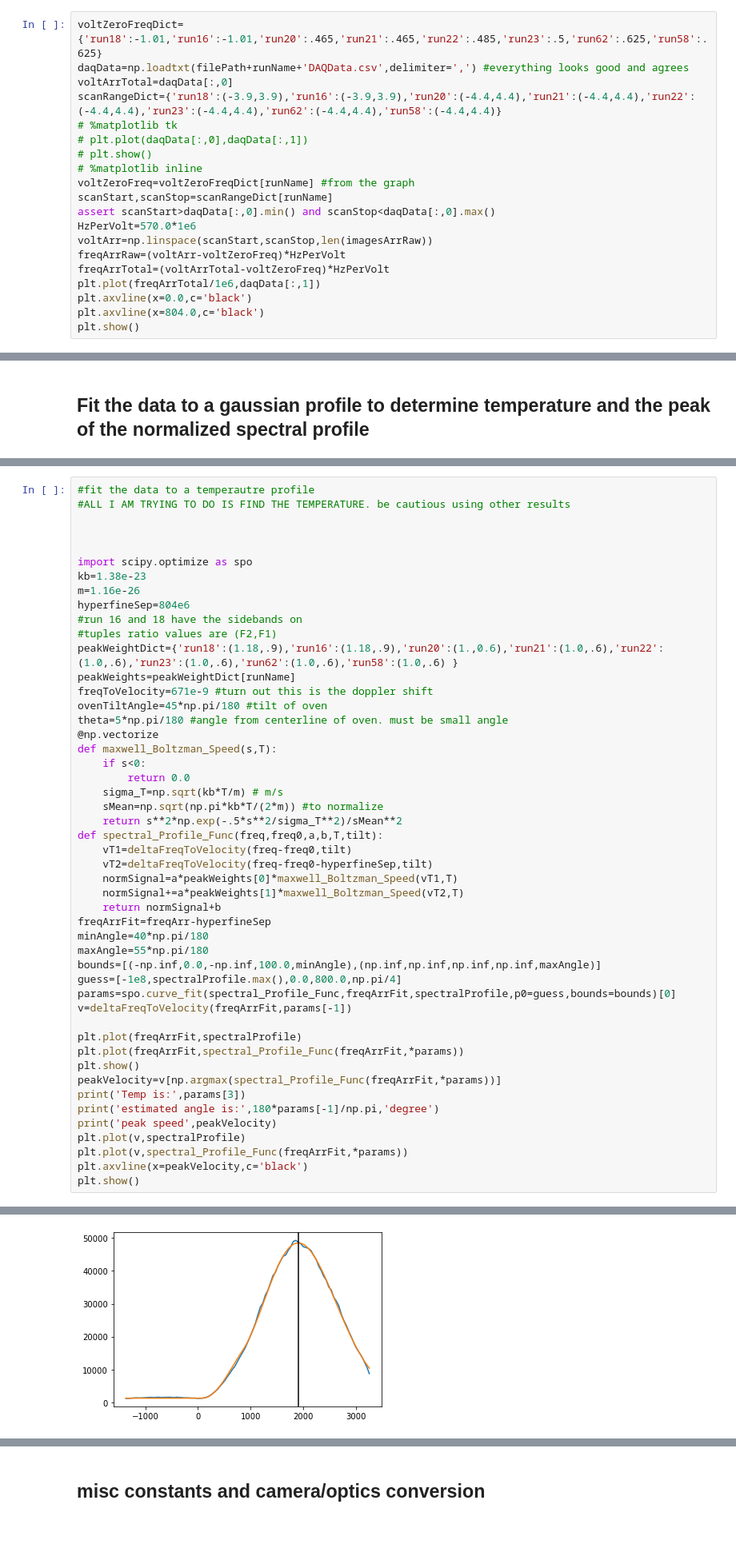
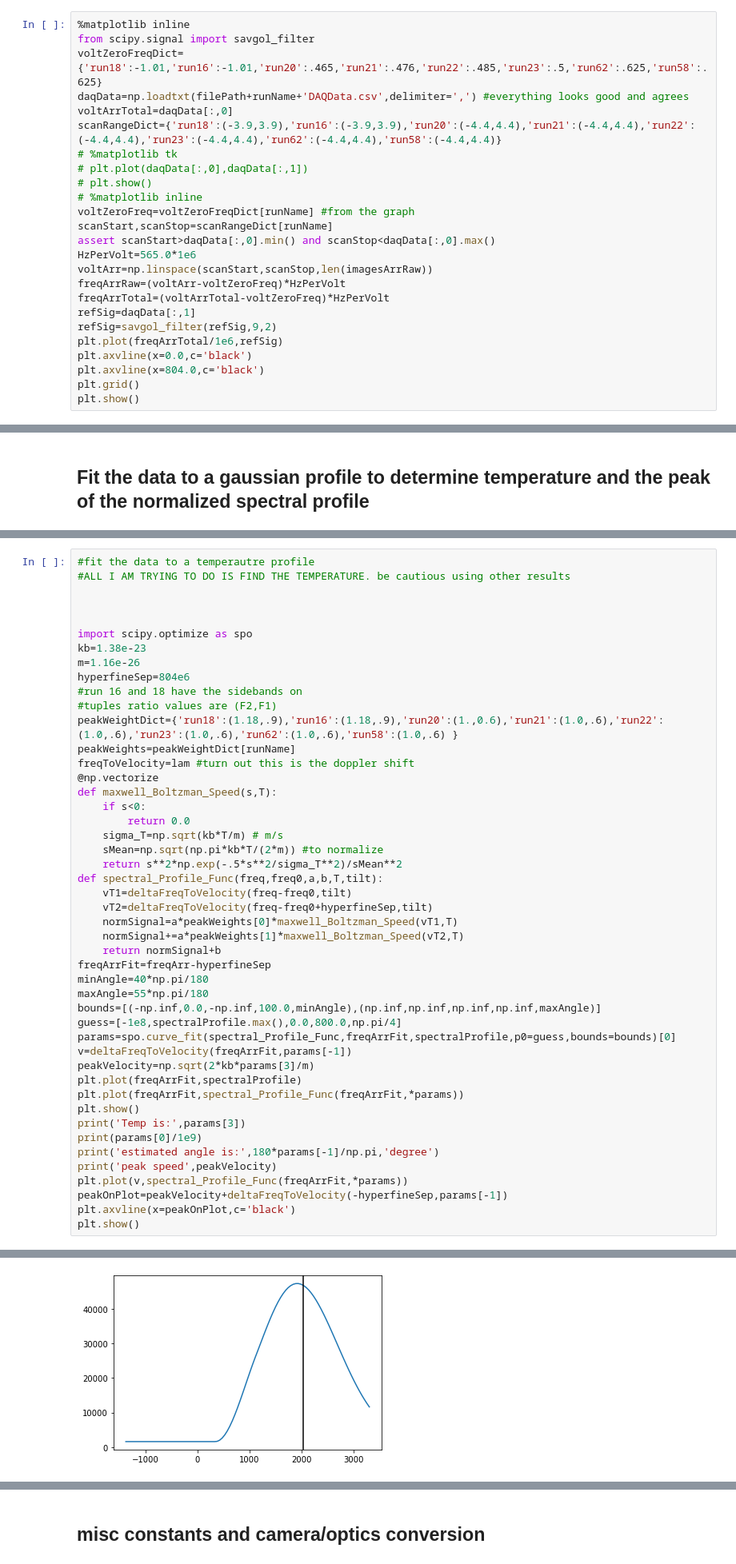
Before and after one commit to BillyTheKidPhysicist/pythonNotebooksAndTools, a Jupyter notebook: ovenFluxMeasure.ipynb, the cells around one changed output, grey strips where cells are left out. Shown at 80% size. Cells and saved outputs as stored; diff of their text form; blank space fills up the shorter version.

```diff
--- a/ovenFluxMeasure.ipynb
+++ b/ovenFluxMeasure.ipynb
@@ -54,7 +58,9 @@ imagesArrRaw=imagesArrRaw.astype(float) #need to convert to float from int16
 imagesArrRaw=np.flip(imagesArrRaw,axis=1)
 assert len(imagesArrRaw.shape)==3
 # %%
-voltZeroFreqDict={'run18':-1.01,'run16':-1.01,'run20':.465,'run21':.465,'run22':.485,'run23':.5,'run62':.625,'run58':.625}
+%matplotlib inline
+from scipy.signal import savgol_filter
+voltZeroFreqDict={'run18':-1.01,'run16':-1.01,'run20':.465,'run21':.476,'run22':.485,'run23':.5,'run62':.625,'run58':.625}
 daqData=np.loadtxt(filePath+runName+'DAQData.csv',delimiter=',') #everything looks good and agrees
 voltArrTotal=daqData[:,0]
 scanRangeDict={'run18':(-3.9,3.9),'run16':(-3.9,3.9),'run20':(-4.4,4.4),'run21':(-4.4,4.4),'run22':(-4.4,4.4),'run23':(-4.4,4.4),'run62':(-4.4,4.4),'run58':(-4.4,4.4)}
@@ -65,12 +71,15 @@ scanRangeDict={'run18':(-3.9,3.9),'run16':(-3.9,3.9),'run20':(-4.4,4.4),'run21':
 voltZeroFreq=voltZeroFreqDict[runName] #from the graph
 scanStart,scanStop=scanRangeDict[runName]
 assert scanStart>daqData[:,0].min() and scanStop<daqData[:,0].max()
-HzPerVolt=570.0*1e6
+HzPerVolt=565.0*1e6
 voltArr=np.linspace(scanStart,scanStop,len(imagesArrRaw))
 freqArrRaw=(voltArr-voltZeroFreq)*HzPerVolt
 freqArrTotal=(voltArrTotal-voltZeroFreq)*HzPerVolt
-plt.plot(freqArrTotal/1e6,daqData[:,1])
+refSig=daqData[:,1]
+refSig=savgol_filter(refSig,9,2)
+plt.plot(freqArrTotal/1e6,refSig)
 plt.axvline(x=0.0,c='black')
 plt.axvline(x=804.0,c='black')
+plt.grid()
 plt.show()
 # %% [output]
@@ -139,9 +147,7 @@ hyperfineSep=804e6
 #tuples ratio values are (F2,F1)
 peakWeightDict={'run18':(1.18,.9),'run16':(1.18,.9),'run20':(1.,0.6),'run21':(1.0,.6),'run22':(1.0,.6),'run23':(1.0,.6),'run62':(1.0,.6),'run58':(1.0,.6) }
 peakWeights=peakWeightDict[runName]
-freqToVelocity=671e-9 #turn out this is the doppler shift
-ovenTiltAngle=45*np.pi/180 #tilt of oven
-theta=5*np.pi/180 #angle from centerline of oven. must be small angle
+freqToVelocity=lam #turn out this is the doppler shift
 @np.vectorize
 def maxwell_Boltzman_Speed(s,T):
     if s<0:
@@ -151,7 +157,7 @@ def maxwell_Boltzman_Speed(s,T):
     return s**2*np.exp(-.5*s**2/sigma_T**2)/sMean**2
 def spectral_Profile_Func(freq,freq0,a,b,T,tilt):
     vT1=deltaFreqToVelocity(freq-freq0,tilt)
-    vT2=deltaFreqToVelocity(freq-freq0-hyperfineSep,tilt)
+    vT2=deltaFreqToVelocity(freq-freq0+hyperfineSep,tilt)
     normSignal=a*peakWeights[0]*maxwell_Boltzman_Speed(vT1,T)
     normSignal+=a*peakWeights[1]*maxwell_Boltzman_Speed(vT2,T)
     return normSignal+b
@@ -162,16 +168,16 @@ bounds=[(-np.inf,0.0,-np.inf,100.0,minAngle),(np.inf,np.inf,np.inf,np.inf,maxAng
 guess=[-1e8,spectralProfile.max(),0.0,800.0,np.pi/4]
 params=spo.curve_fit(spectral_Profile_Func,freqArrFit,spectralProfile,p0=guess,bounds=bounds)[0]
 v=deltaFreqToVelocity(freqArrFit,params[-1])
-
+peakVelocity=np.sqrt(2*kb*params[3]/m)
 plt.plot(freqArrFit,spectralProfile)
 plt.plot(freqArrFit,spectral_Profile_Func(freqArrFit,*params))
 plt.show()
-peakVelocity=v[np.argmax(spectral_Profile_Func(freqArrFit,*params))]
 print('Temp is:',params[3])
+print(params[0]/1e9)
 print('estimated angle is:',180*params[-1]/np.pi,'degree')
 print('peak speed',peakVelocity)
-plt.plot(v,spectralProfile)
 plt.plot(v,spectral_Profile_Func(freqArrFit,*params))
-plt.axvline(x=peakVelocity,c='black')
+peakOnPlot=peakVelocity+deltaFreqToVelocity(-hyperfineSep,params[-1])
+plt.axvline(x=peakOnPlot,c='black')
 plt.show()
 # %% [output]
@@ -182,4 +189,4 @@ peak speed 1907.3501909369777
-[figure, old version]
+[figure, new version]
 # %%
 #in radians per second
 #get the area from the above fit
```
Also changed, not shown: parts of 15 cells of this notebook.
